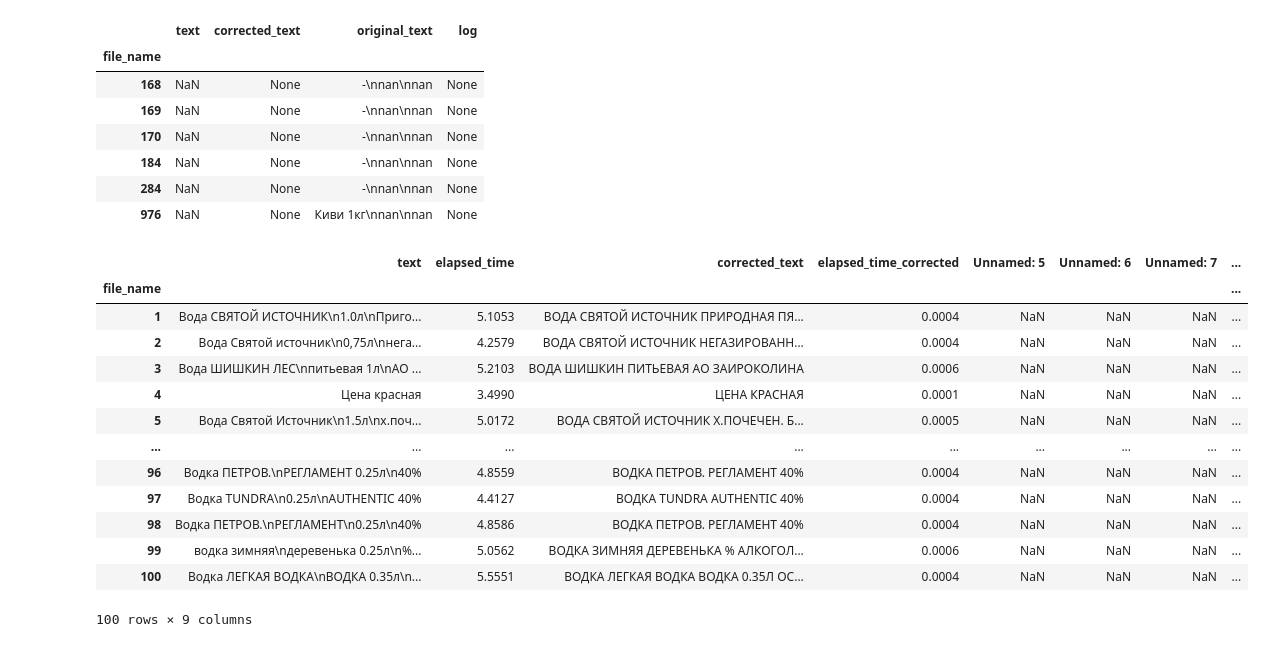
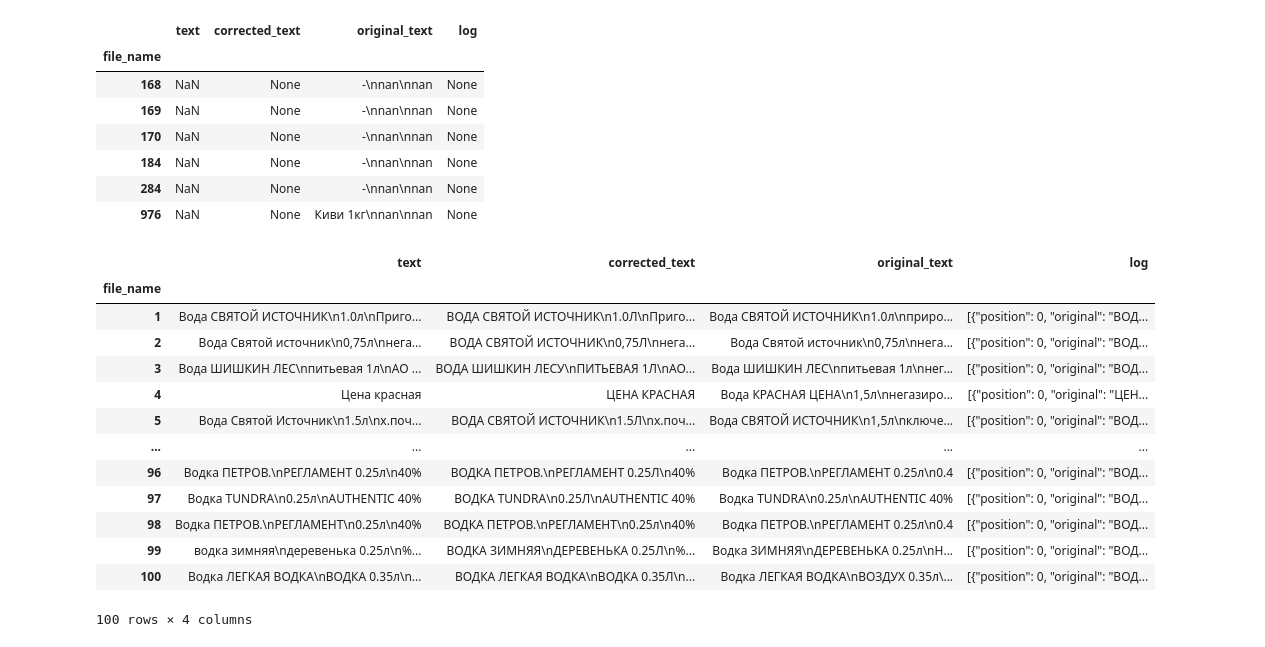
Before and after one commit to pauchai/llm_vision_ocr_experiments, a Jupyter notebook: notebooks/words_corrections.ipynb, the cells around one changed output. Drawn from its saved outputs; the diff is of its cells as text; code cells hidden in the pictures.

Commit message:
corrector and qwen3

```diff
--- a/notebooks/words_corrections.ipynb
+++ b/notebooks/words_corrections.ipynb
@@ -106,9 +139,8 @@ class PhraseCorrectorNgrams:
         final_text = ' '.join(filter(None, corrected_tokens))
         return final_text, corrections_log
 # %%
-from fuzzysearch import find_near_matches
 
-class PhraseCorrectorPuzzySearch:
+class PhraseCorrectorFuzzySearch:
     def __init__(self, words_file="words.csv", max_l_dist=1, min_len=5):
         with open(words_file, "r", encoding="utf-8") as f:
             self.reference_phrases = [line.strip().upper().replace("Ё", "Е") for line in f]
@@ -335,31 +361,53 @@ df_results_corrector[df_results_corrector["text"].isna()]
 | 976 | NaN | None | Киви 1кг\nnan\nnan | None |
 # %%
 import json
+# %%
+def correct_text(multiline_text, corrector):
+    txt_lines = str(multiline_text).split("\n")
+    txt_other = []
+
+    if len(txt_lines) > 2:
+        txt_2lines = txt_lines[:2]
+        txt_other = txt_lines[2:]
+    else:
+        txt_2lines = txt_lines
+    corrected_lines = []
+    corrected_logs = []
+    for txt in txt_2lines:
+        corrected_text = correct_units(str(txt))
+        corrected_text, corrected_log = corrector.correct_text(corrected_text)
+
+        corrected_lines.append(corrected_text)
+        corrected_logs = corrected_logs + corrected_log
+
+    corrected_lines = corrected_lines + txt_other
+    corrected_text = "\n".join(corrected_lines)
+    return corrected_text, corrected_logs
 # %%
 corrector = PhraseCorrectorNgrams("words.txt", score_cutoff=75, min_len=3)
 for index, row in df_results_corrector.iterrows():
-    text = row["text"]
-    if not isinstance(text, str):
-        continue  # или можно что-то другое, напр. записать "None"
+        corrected_text, corrected_logs = correct_text(row["text"], corrector)
 
-    corrected_text, corrected_log = corrector.correct_text(text)
-    df_results.at[index, "corrected_text"] = corrected_text
-    df_results.at[index, "log"] = json.dumps(corrected_log, ensure_ascii=False)
+        #if not isinstance(text, str):
+        #    continue  # или можно что-то другое, напр. записать "None"
+
+        df_results_corrector.at[index, "corrected_text"] = corrected_text
+        df_results_corrector.at[index, "log"] = json.dumps(corrected_logs, ensure_ascii=False)
 # %%
-df_results[:100]
+df_results_corrector[:100]
 # %% [output]
-|  | text | elapsed_time | corrected_text | elapsed_time_corrected | Unnamed: 5 | Unnamed: 6 | Unnamed: 7 | ... |
-| file_name |  |  |  |  |  |  |  | ... |
-| 1 | Вода СВЯТОЙ ИСТОЧНИК\n1.0л\nПриго... | 5.1053 | ВОДА СВЯТОЙ ИСТОЧНИК ПРИРОДНАЯ ПЯ... | 0.0004 | NaN | NaN | NaN | ... |
-| 2 | Вода Святой источник\n0,75л\nнега... | 4.2579 | ВОДА СВЯТОЙ ИСТОЧНИК НЕГАЗИРОВАНН... | 0.0004 | NaN | NaN | NaN | ... |
-| 3 | Вода ШИШКИН ЛЕС\nпитьевая 1л\nАО ... | 5.2103 | ВОДА ШИШКИН ПИТЬЕВАЯ АО ЗАИРOКОЛИНА | 0.0006 | NaN | NaN | NaN | ... |
-| 4 | Цена красная | 3.4990 | ЦЕНА КРАСНАЯ | 0.0001 | NaN | NaN | NaN | ... |
-| 5 | Вода Святой Источник\n1.5л\nх.поч... | 5.0172 | ВОДА СВЯТОЙ ИСТОЧНИК Х.ПОЧЕЧЕН. Б... | 0.0005 | NaN | NaN | NaN | ... |
-| ... | ... | ... | ... | ... | ... | ... | ... | ... |
-| 96 | Водка ПЕТРОВ.\nРЕГЛАМЕНТ 0.25л\n40% | 4.8559 | ВОДКА ПЕТРОВ. РЕГЛАМЕНТ 40% | 0.0004 | NaN | NaN | NaN | ... |
-| 97 | Водка TUNDRA\n0.25л\nAUTHENTIC 40% | 4.4127 | ВОДКА TUNDRA AUTHENTIC 40% | 0.0004 | NaN | NaN | NaN | ... |
-| 98 | Водка ПЕТРОВ.\nРЕГЛАМЕНТ\n0.25л\n40% | 4.8586 | ВОДКА ПЕТРОВ. РЕГЛАМЕНТ 40% | 0.0004 | NaN | NaN | NaN | ... |
-| 99 | водка зимняя\nдеревенька 0.25л\n%... | 5.0562 | ВОДКА ЗИМНЯЯ ДЕРЕВЕНЬКА % АЛКОГОЛ... | 0.0006 | NaN | NaN | NaN | ... |
-| 100 | Водка ЛЕГКАЯ ВОДКА\nВОДКА 0.35л\n... | 5.5551 | ВОДКА ЛЕГКАЯ ВОДКА ВОДКА 0.35Л ОC... | 0.0004 | NaN | NaN | NaN | ... |
+|  | text | corrected_text | original_text | log |
+| file_name |  |  |  |  |
+| 1 | Вода СВЯТОЙ ИСТОЧНИК\n1.0л\nПриго... | ВОДА СВЯТОЙ ИСТОЧНИК\n1.0Л\nПриго... | Вода СВЯТОЙ ИСТОЧНИК\n1.0л\nприро... | [{"position": 0, "original": "ВОД... |
+| 2 | Вода Святой источник\n0,75л\nнега... | ВОДА СВЯТОЙ ИСТОЧНИК\n0,75Л\nнега... | Вода Святой источник\n0,75л\nнега... | [{"position": 0, "original": "ВОД... |
+| 3 | Вода ШИШКИН ЛЕС\nпитьевая 1л\nАО ... | ВОДА ШИШКИН ЛЕСУ\nПИТЬЕВАЯ 1Л\nАО... | Вода ШИШКИН ЛЕС\nпитьевая 1л\nнег... | [{"position": 0, "original": "ВОД... |
+| 4 | Цена красная | ЦЕНА КРАСНАЯ | Вода КРАСНАЯ ЦЕНА\n1,5л\nнегазиро... | [{"position": 0, "original": "ЦЕН... |
+| 5 | Вода Святой Источник\n1.5л\nх.поч... | ВОДА СВЯТОЙ ИСТОЧНИК\n1.5Л\nх.поч... | Вода СВЯТОЙ ИСТОЧНИК\n1,5л\nключе... | [{"position": 0, "original": "ВОД... |
+| ... | ... | ... | ... | ... |
+| 96 | Водка ПЕТРОВ.\nРЕГЛАМЕНТ 0.25л\n40% | ВОДКА ПЕТРОВ.\nРЕГЛАМЕНТ 0.25Л\n40% | Водка ПЕТРОВ.\nРЕГЛАМЕНТ 0.25л\n0.4 | [{"position": 0, "original": "ВОД... |
+| 97 | Водка TUNDRA\n0.25л\nAUTHENTIC 40% | ВОДКА TUNDRA\n0.25Л\nAUTHENTIC 40% | Водка TUNDRA\n0.25л\nAUTHENTIC 40% | [{"position": 0, "original": "ВОД... |
+| 98 | Водка ПЕТРОВ.\nРЕГЛАМЕНТ\n0.25л\n40% | ВОДКА ПЕТРОВ.\nРЕГЛАМЕНТ\n0.25л\n40% | Водка ПЕТРОВ.\nРЕГЛАМЕНТ 0.25л\n0.4 | [{"position": 0, "original": "ВОД... |
+| 99 | водка зимняя\nдеревенька 0.25л\n%... | ВОДКА ЗИМНЯЯ\nДЕРЕВЕНЬКА 0.25Л\n%... | Водка ЗИМНЯЯ\nДЕРЕВЕНЬКА 0.25л\nН... | [{"position": 0, "original": "ВОД... |
+| 100 | Водка ЛЕГКАЯ ВОДКА\nВОДКА 0.35л\n... | ВОДКА ЛЕГКАЯ ВОДКА\nВОДКА 0.35Л\n... | Водка ЛЕГКАЯ ВОДКА\nВОЗДУХ 0.35л\... | [{"position": 0, "original": "ВОД... |
-100 rows × 9 columns
+100 rows × 4 columns
 # %%
```
Also changed, not shown: parts of 15 cells of this notebook, 13 other files.
